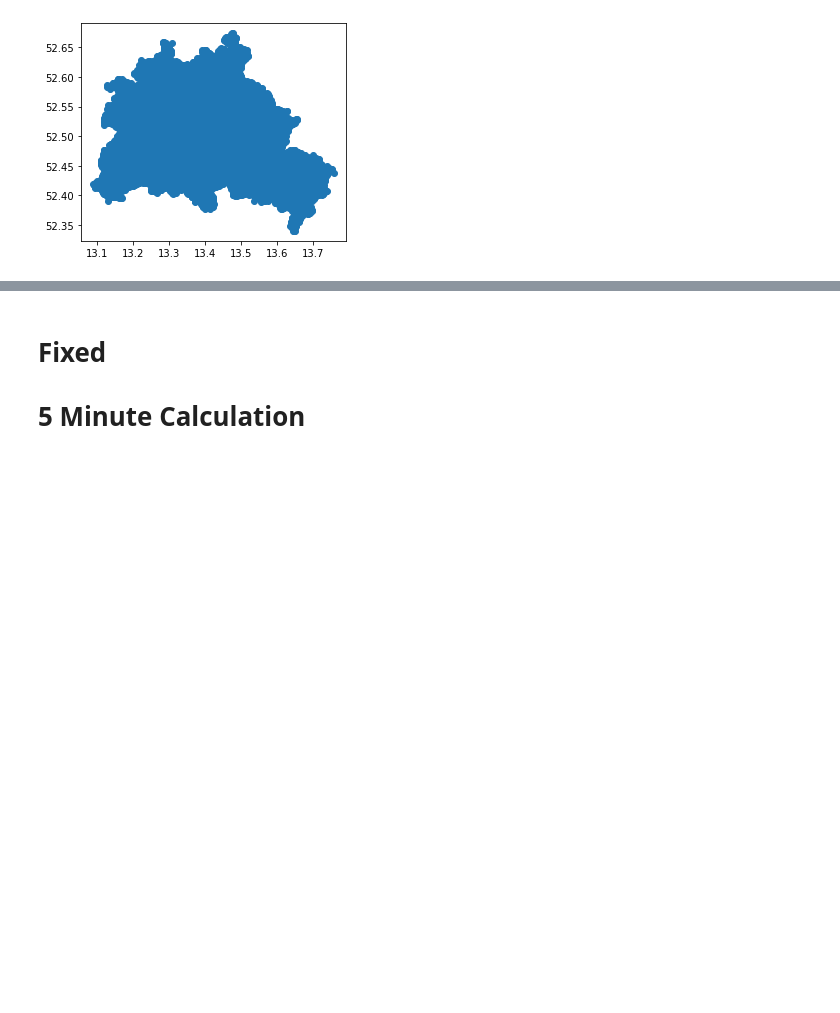
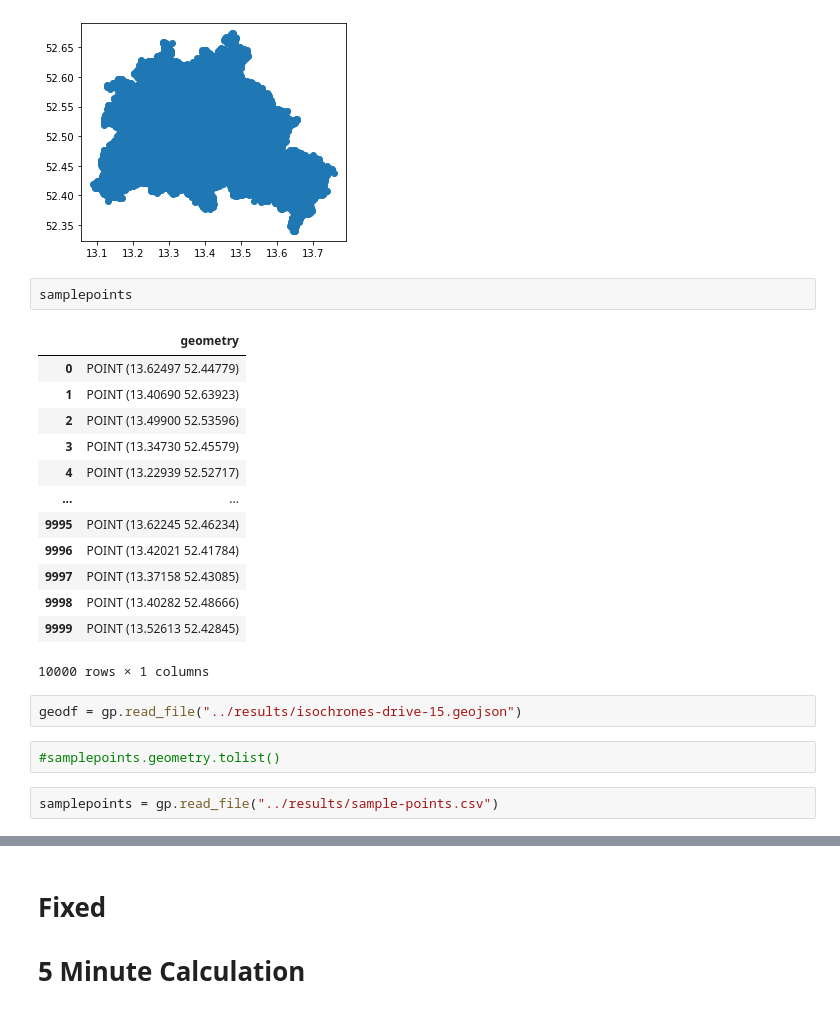
Before and after one commit to fom-big-data/fom-big-data-consulting-berlin-mobility-model, a Jupyter notebook: EXPLORATION/Street_Whitespots.ipynb, the cells around one changed output, grey strips where cells are left out. Saved outputs shown, nothing was run; the diff lists cells and outputs as text; blank space fills up the shorter version.

```diff
--- a/EXPLORATION/Street_Whitespots.ipynb
+++ b/EXPLORATION/Street_Whitespots.ipynb
@@ -236,3 +220,25 @@ samplepoints.plot()
 # %% [output]
 <AxesSubplot:>
 [figure]
+# %%
+samplepoints
+# %% [output]
+|  | geometry |
+| 0 | POINT (13.62497 52.44779) |
+| 1 | POINT (13.40690 52.63923) |
+| 2 | POINT (13.49900 52.53596) |
+| 3 | POINT (13.34730 52.45579) |
+| 4 | POINT (13.22939 52.52717) |
+| ... | ... |
+| 9995 | POINT (13.62245 52.46234) |
+| 9996 | POINT (13.42021 52.41784) |
+| 9997 | POINT (13.37158 52.43085) |
+| 9998 | POINT (13.40282 52.48666) |
+| 9999 | POINT (13.52613 52.42845) |
+10000 rows × 1 columns
+# %%
+geodf = gp.read_file("../results/isochrones-drive-15.geojson")
+# %%
+#samplepoints.geometry.tolist()
+# %%
+samplepoints = gp.read_file("../results/sample-points.csv")
```
Also changed, not shown: parts of 28 cells of this notebook.
